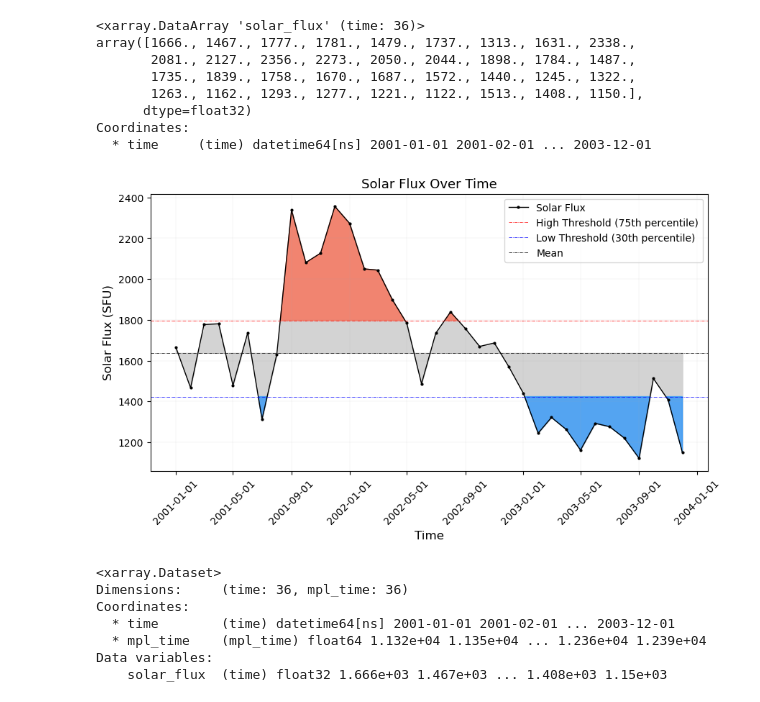
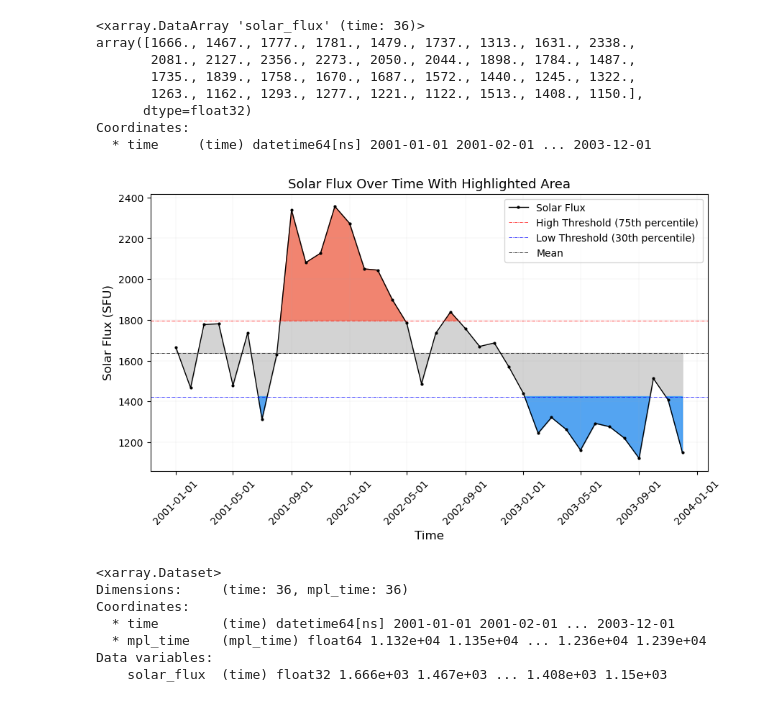
Before and after one commit to tasanyphy01773/CLIM680, a Jupyter notebook: Assignment03_680.ipynb, the cells around one changed output. Saved outputs shown, nothing was run; the diff lists cells and outputs as text; code cells hidden in the pictures.

```diff
--- a/Assignment03_680.ipynb
+++ b/Assignment03_680.ipynb
@@ -148,30 +141,30 @@ Coordinates:
 # %%
 plt.figure(figsize=(10, 5))
 plt.plot(ds_index['mpl_time'], ds_index['solar_flux'], linestyle='-', linewidth=1, marker='o', markersize=2, color='k', label='Solar Flux')
 plt.xlabel('Time', fontsize=12)
 plt.ylabel('Solar Flux (SFU)', fontsize=12)
-plt.title('Solar Flux Over Time', fontsize=13)
+plt.title('Solar Flux Over Time With Highlighted Area', fontsize=13)
 
 plt.grid(linewidth=0.09)
 
 # Convert 'mpl_time' for the x-axis.
 plt.xticks(rotation=45)
 plt.gca().xaxis.set_major_formatter(mdates.DateFormatter('%Y-%m-%d'))
 plt.gca().xaxis.set_major_locator(mdates.AutoDateLocator())
 
 plt.axhline(threshold_high, color='red', linewidth=0.5, linestyle='-.', label='High Threshold (75th percentile)')
 plt.axhline(threshold_low,  color='blue', linewidth=0.5, linestyle='-.', label='Low Threshold (30th percentile)')
 plt.axhline(mean,  color='black', linewidth=0.5, linestyle='-.', label='Mean')
 
 # 'mpl_time' for the x-axis data in fill_between.
 plt.fill_between(ds_index['mpl_time'], mean, ds_index['solar_flux'], interpolate=True, color='lightgrey')
 plt.fill_between(ds_index['mpl_time'], threshold_high, ds_index['solar_flux'], where=(ds_index['solar_flux'] >= threshold_high), interpolate=True, color='tomato', alpha=0.7)
 plt.fill_between(ds_index['mpl_time'], threshold_low, ds_index['solar_flux'], where=(ds_index['solar_flux'] <= threshold_low), interpolate=True, color='dodgerblue', alpha=0.7)
 
 plt.legend()
 plt.show()
 # %% [output]
-[figure, old version]
+[figure, new version]
 # %%
 ds_index
 # %% [output]
```
Also changed, not shown: parts of 1 cell of this notebook.
